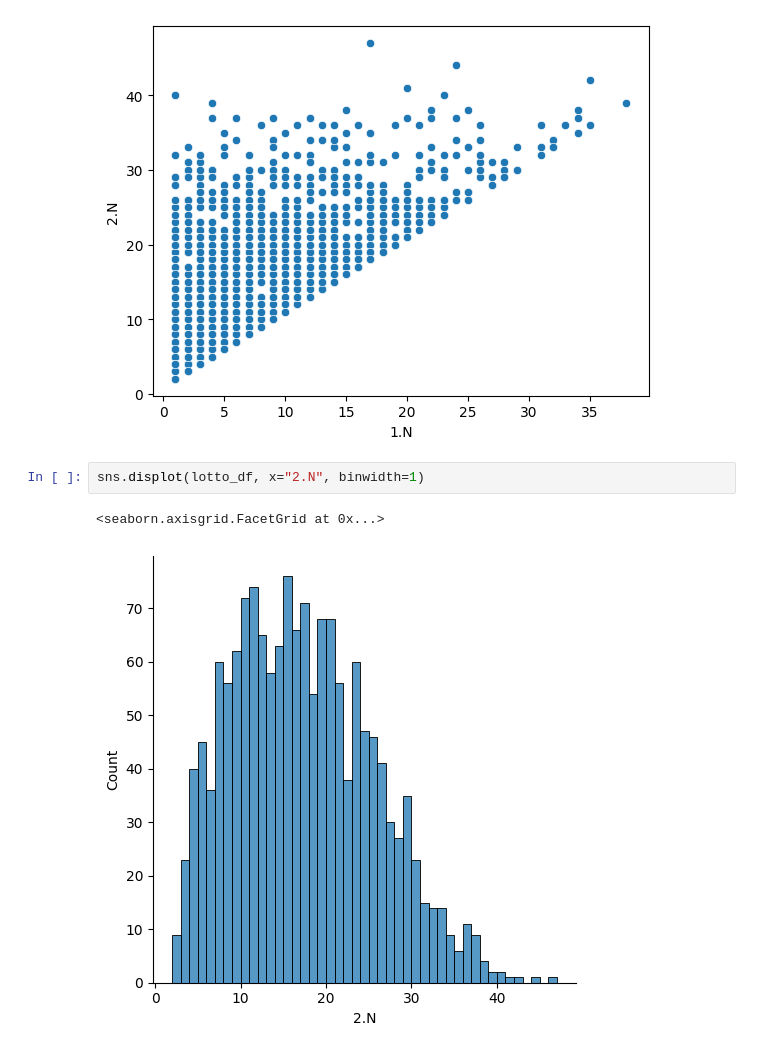
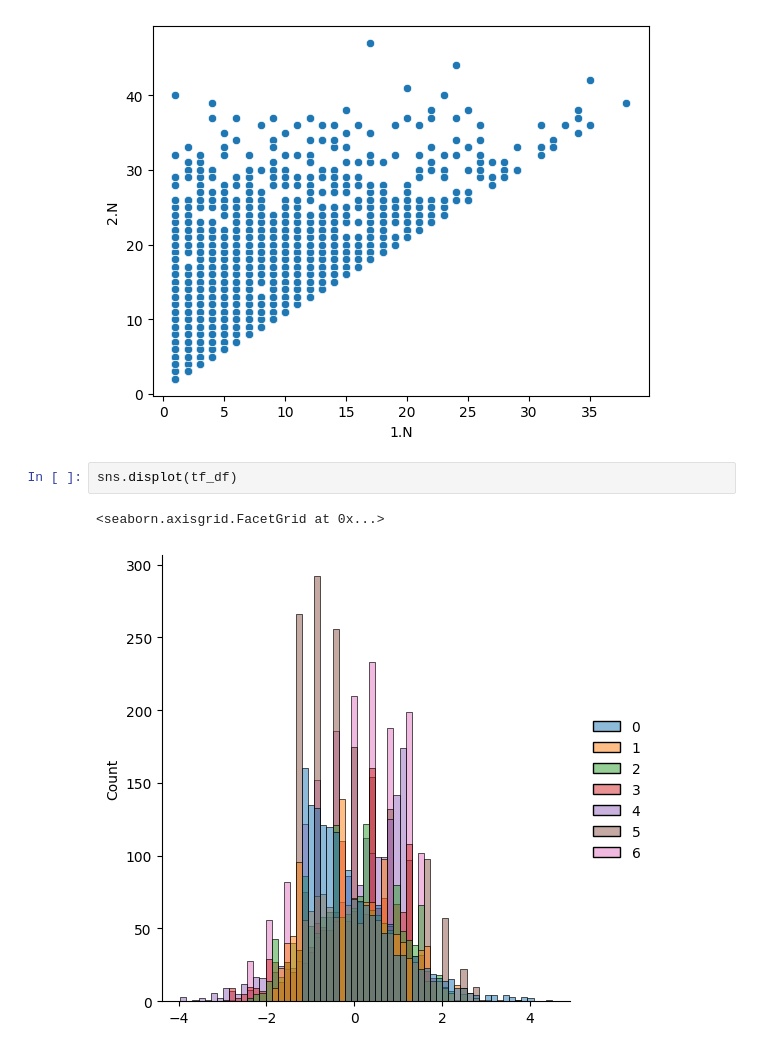
Before and after one commit to annamau/lotto_model, a Jupyter notebook: model/lotto_model.ipynb, the cells around one changed output. Drawn from its saved outputs; the diff is of its cells as text.

Commit message:
Updated gitignore and created modl to predict lotto numbers

```diff
--- a/model/lotto_model.ipynb
+++ b/model/lotto_model.ipynb
@@ -32,7 +32,7 @@ sns.scatterplot(data=lotto_df, x="1.N", y="2.N")
 <AxesSubplot:xlabel='1.N', ylabel='2.N'>
 [figure]
 # %%
-sns.displot(lotto_df, x="2.N", binwidth=1)
+sns.displot(tf_df)
 # %% [output]
 <seaborn.axisgrid.FacetGrid at 0x...>
-[figure, old version]
+[figure, new version]
```
Also changed, not shown: parts of 21 cells of this notebook, 1 other file.
